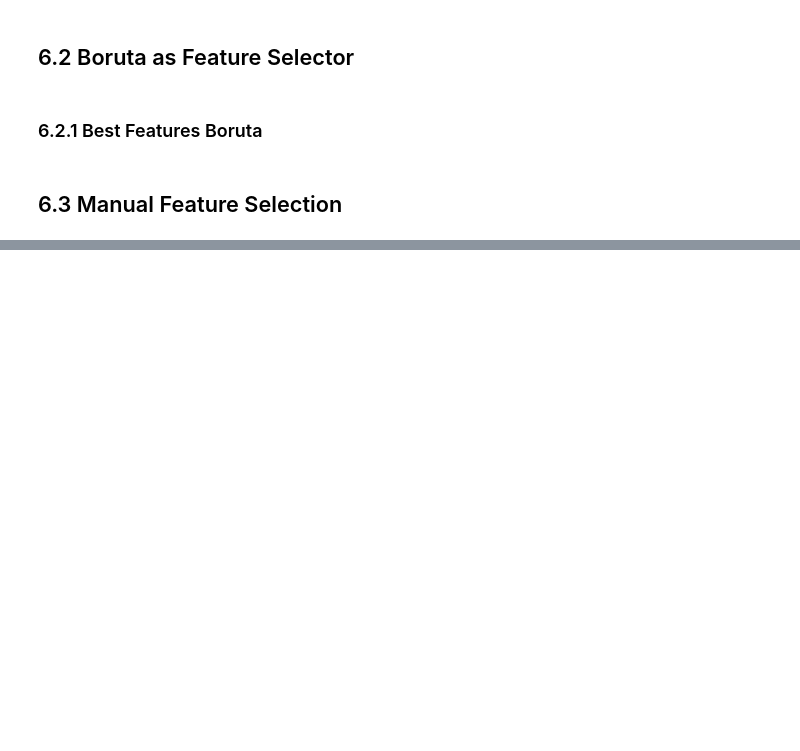
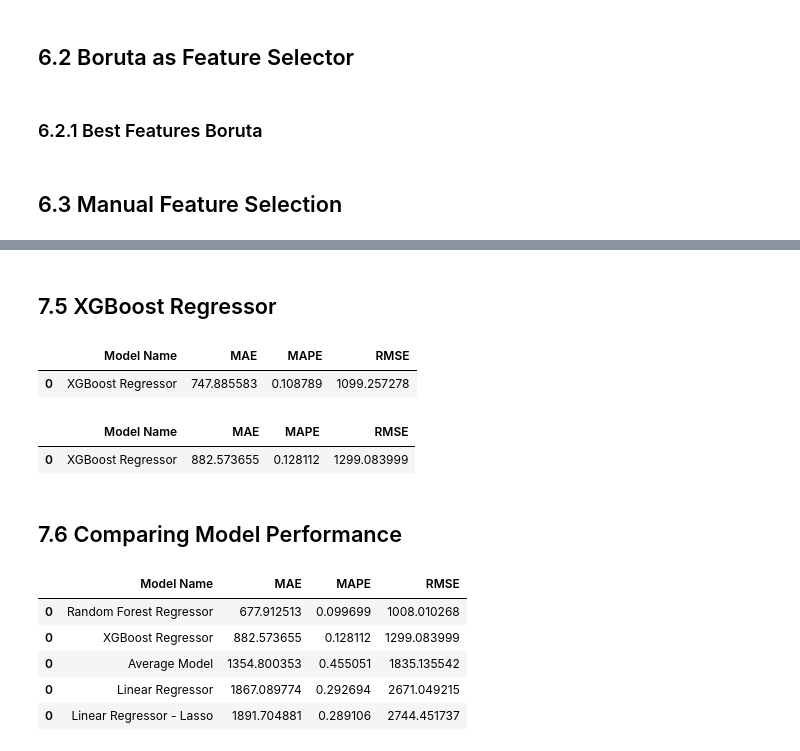
Before and after one commit to BlueBics/rossmann_sales_prediction, a Jupyter notebook: v01_store_sales_prediction.ipynb, the cells around one changed output, grey strips where cells are left out. Drawn from its saved outputs; the diff is of its cells as text; code cells hidden in the pictures; blank space fills up the shorter version.

Commit message:
Added section 7 - Machine Learning Modelling

```diff
--- a/v01_store_sales_prediction.ipynb
+++ b/v01_store_sales_prediction.ipynb
@@ -1073,0 +1112,11 @@ cols_selected_boruta.extend(feat_to_add)
+# %%
+#model
+lr = LinearRegression().fit(x_train, y_train)
+
+#prediction
+yhat_lr = lr.predict(x_test)
+
+#performance
+lr_result = ml_error('Linear Regressor', np.expm1(y_test), np.expm1(yhat_lr))
+lr_result
+#erro do modelo de regressão linear é maior que o de média; modelo de média está eprformando melhor; os dados tem comportamento não linear
@@ -1073,0 +1128,10 @@ cols_selected_boruta.extend(feat_to_add)
+# %%
+#model
+lrr = Lasso(alpha=0.01).fit(x_train, y_train)
+
+#prediction
+yhat_lrr= lrr.predict(x_test)
+
+#performance
+lrr_result = ml_error('Linear Regressor - Lasso', np.expm1(y_test), np.expm1(yhat_lrr))
+lrr_result
@@ -1073,0 +1156,51 @@ cols_selected_boruta.extend(feat_to_add)
+# %%
+#resultado Random Forest Regressor
+rf_result = pd.DataFrame({'Model Name': 'Random Forest Regressor',
+                         'MAE': 677.912513,
+                         'MAPE': 0.099699,
+                         'RMSE': 1008.010268
+                        }, index=[0])
+rf_result
+# %% [markdown]
+## 7.5 XGBoost Regressor
+# %%
+#model
+model_xgb = xgb.XGBRegressor(objective='reg:squarederror',
+                             n_estimators=1000,
+                             eta=0.01,
+                             max_depth=10,
+                             subsample=0.7,
+                             colsample_bytree=0.9).fit(x_train, y_train)
+
+#prediction
+yhat_xgb = model_xgb.predict(x_test)
+
+#performance
+xgb_result = ml_error('XGBoost Regressor', np.expm1(y_test), np.expm1(yhat_xgb))
+xgb_result
+# %% [output]
+|  | Model Name | MAE | MAPE | RMSE |
+| 0 | XGBoost Regressor | 747.885583 | 0.108789 | 1099.257278 |
+# %%
+#resultado XGBoost
+xgb_result = pd.DataFrame({'Model Name': 'XGBoost Regressor',
+                         'MAE': 882.573655,
+                         'MAPE': 0.128112,
+                         'RMSE': 1299.083999
+                        }, index=[0])
+xgb_result
+# %% [output]
+|  | Model Name | MAE | MAPE | RMSE |
+| 0 | XGBoost Regressor | 882.573655 | 0.128112 | 1299.083999 |
+# %% [markdown]
+## 7.6 Comparing Model Performance
+# %%
+modelling_result = pd.concat([baseline_result, lr_result, lrr_result, rf_result, xgb_result])
+modelling_result.sort_values('RMSE')
+# %% [output]
+|  | Model Name | MAE | MAPE | RMSE |
+| 0 | Random Forest Regressor | 677.912513 | 0.099699 | 1008.010268 |
+| 0 | XGBoost Regressor | 882.573655 | 0.128112 | 1299.083999 |
+| 0 | Average Model | 1354.800353 | 0.455051 | 1835.135542 |
+| 0 | Linear Regressor | 1867.089774 | 0.292694 | 2671.049215 |
+| 0 | Linear Regressor - Lasso | 1891.704881 | 0.289106 | 2744.451737 |
```
Also changed, not shown: parts of 21 cells of this notebook.
